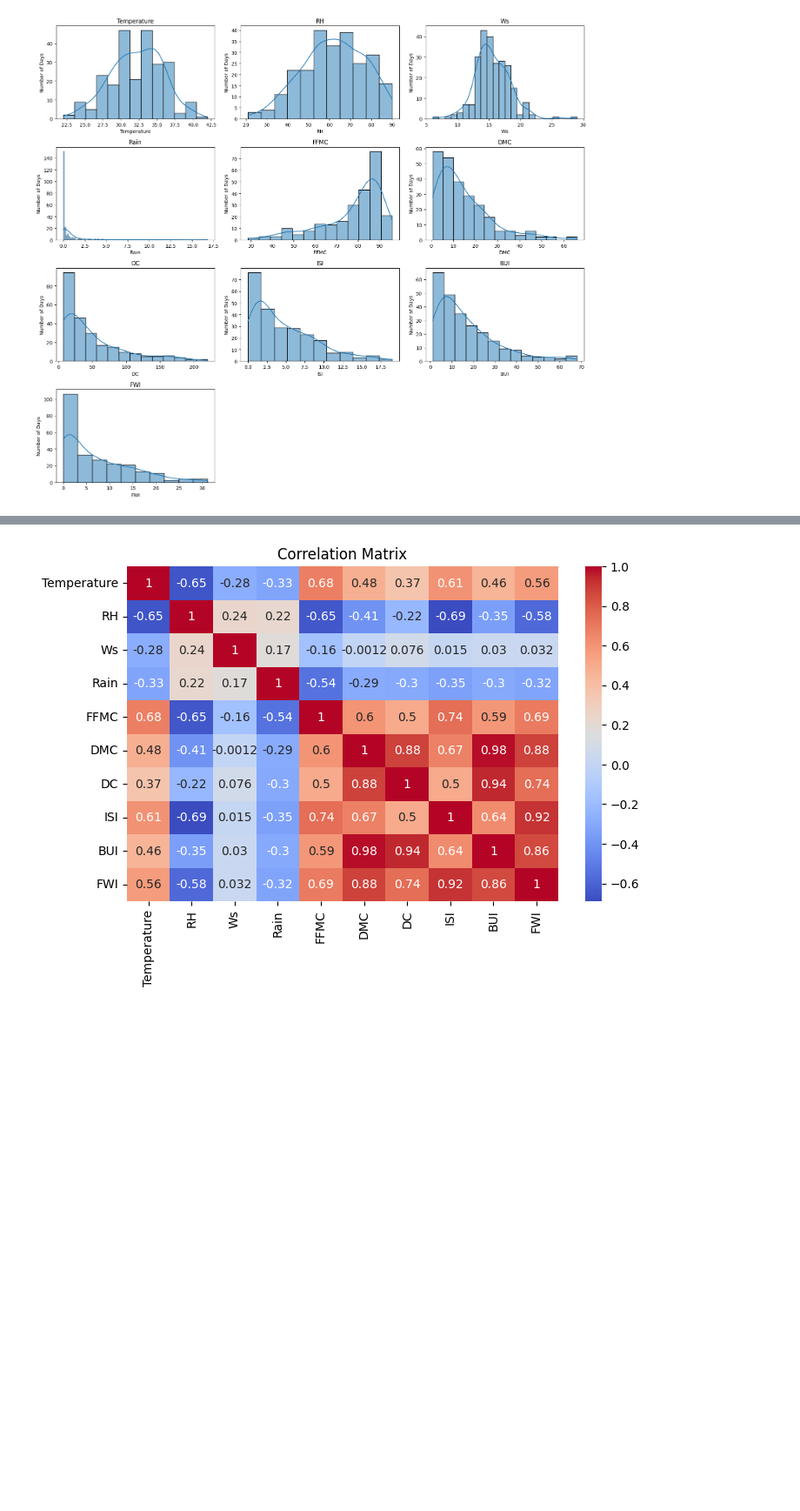
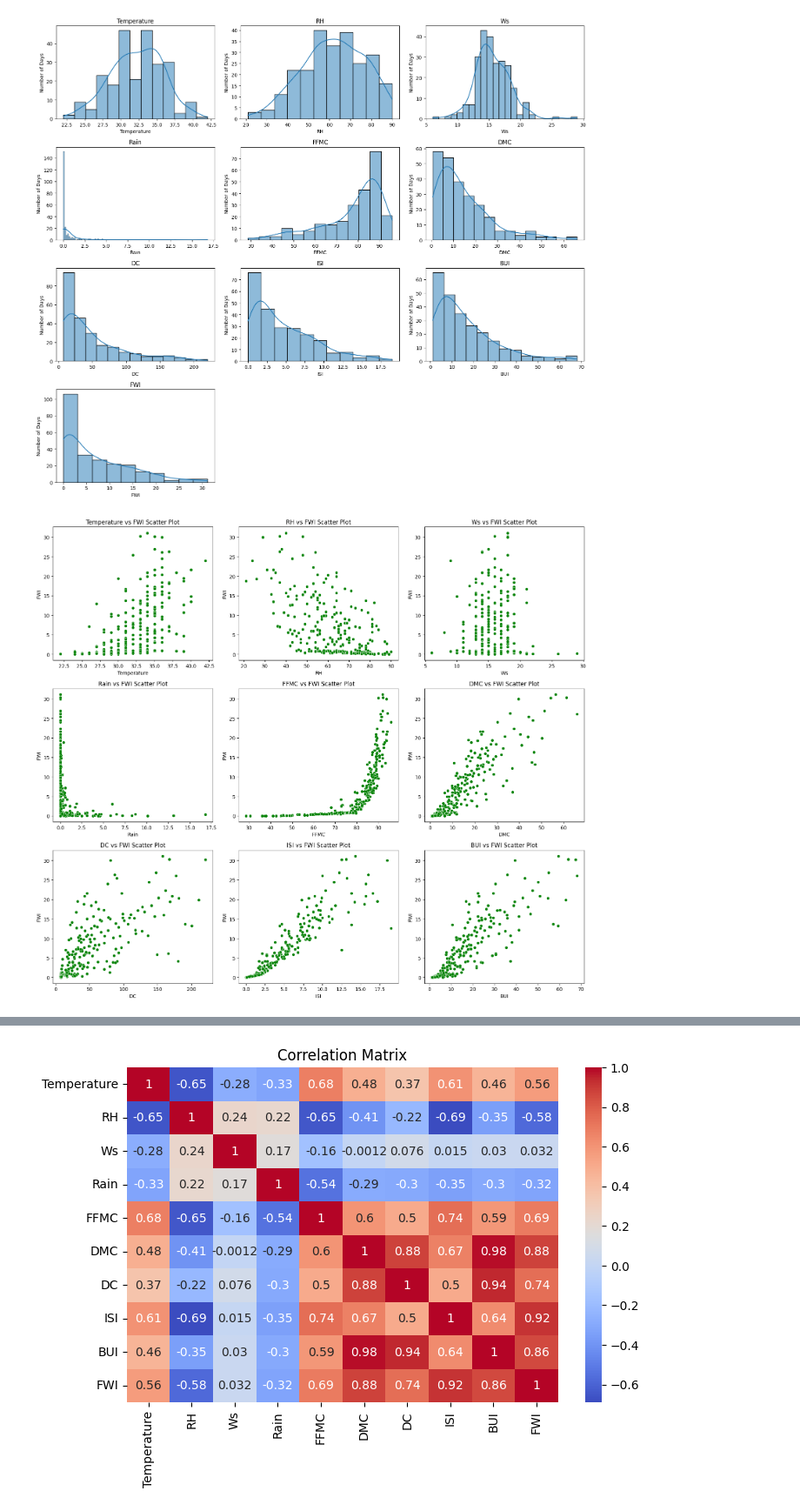
Before and after one commit to Aspire-Infolabs/FWI_Prediction_Batch8, a Jupyter notebook: FWI_Prediction_Pranjali.ipynb, the cells around one changed output, grey strips where cells are left out. Shown at 87% size. Drawn from its saved outputs; the diff is of its cells as text; code cells hidden in the pictures; blank space fills up the shorter version.

Commit message:
updated scatter plots

```diff
--- a/FWI_Prediction_Pranjali.ipynb
+++ b/FWI_Prediction_Pranjali.ipynb
@@ -182,6 +182,22 @@ plt.tight_layout()
 plt.show()
 # %% [output]
 [figure]
+# %%
+features = ['Temperature', 'RH', 'Ws', 'Rain', 'FFMC', 'DMC', 'DC', 'ISI', 'BUI']
+
+plt.figure(figsize=(16, 14))
+
+for i, col in enumerate(features):
+    plt.subplot(3, 3, i+1)
+    sns.scatterplot(x=df[col], y=df['FWI'], color='lightgreen')
+    plt.xlabel(col)
+    plt.ylabel("FWI")
+    plt.title(f"{col} vs FWI Scatter Plot")
+
+plt.tight_layout()
+plt.show()
+# %% [output]
+[figure, added]
 # %%
 #Boxplot
 plt.figure(figsize=(6,4))
```
Also changed, not shown: parts of 1 cell of this notebook.
